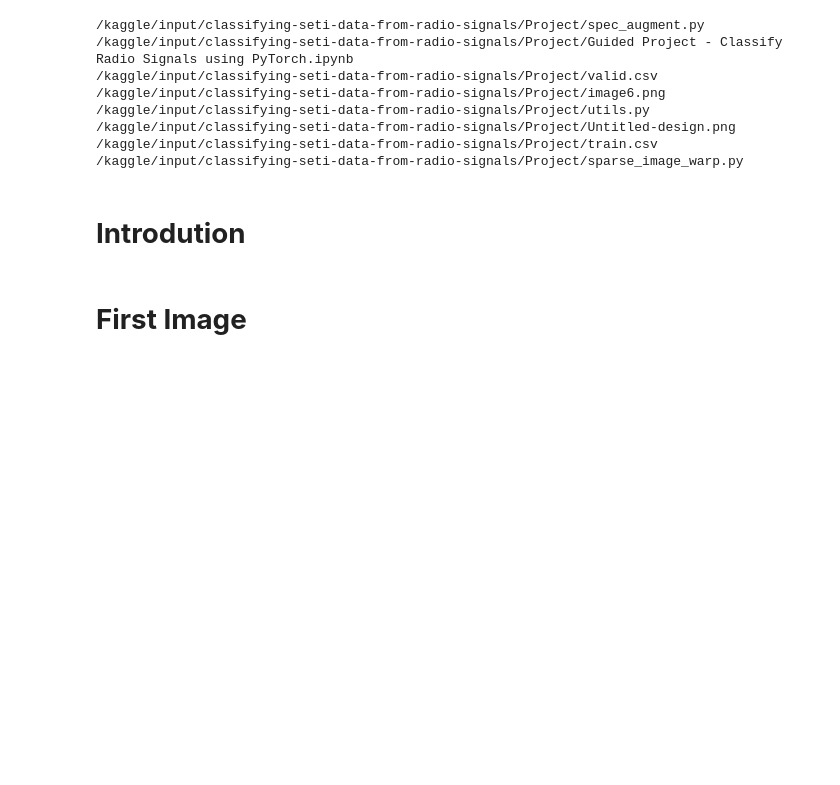
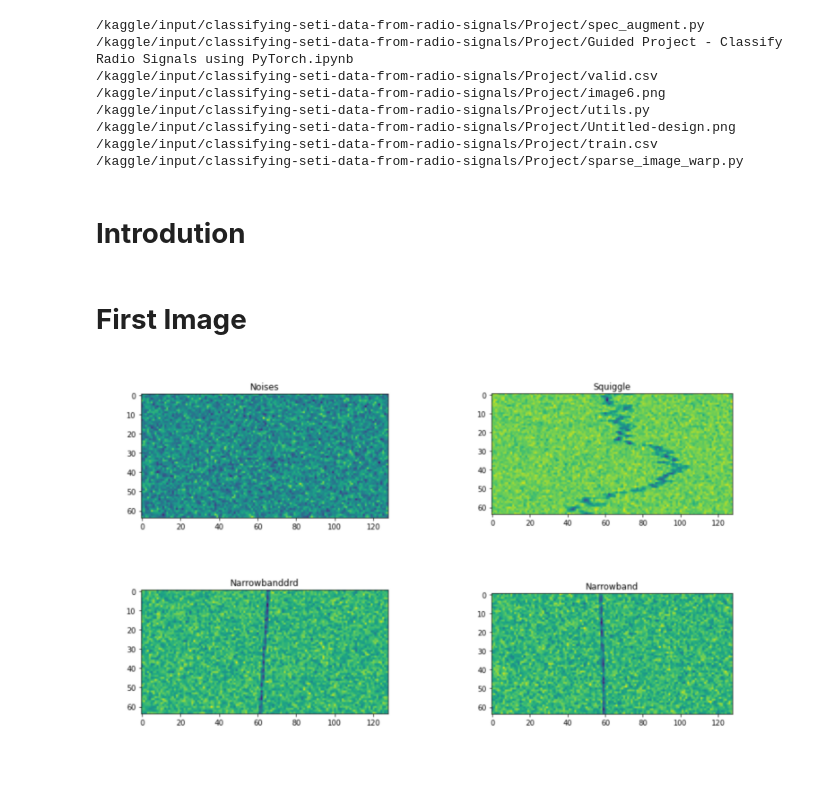
Before and after one commit to HR-Fahim/Classifying-Radio-Signals-Using-Pytorch, a Jupyter notebook: classifying-radio-signals-using-pytorch.ipynb, the cells around one changed output. Drawn from its saved outputs; the diff is of its cells as text; code cells hidden in the pictures; blank space fills up the shorter version.

Commit message:
Kaggle Notebook | Classifying Radio Signals Using Pytorch | Version 13

```diff
--- a/classifying-radio-signals-using-pytorch.ipynb
+++ b/classifying-radio-signals-using-pytorch.ipynb
@@ -45,3 +45,25 @@ from torchvision import transforms as T
 import timm
 # %% [markdown]
 # **First Image**
+# %%
+import matplotlib.pyplot as plt
+import matplotlib.image as mpimg
+
+# The path to the image that has been uploaded
+image_path = "/kaggle/input/classifying-seti-data-from-radio-signals/Project/Untitled-design.png"
+
+# Load and display the image
+img = mpimg.imread(image_path)
+
+# Set the figure size to HD resolution
+
+# Set the size to 10 inches by 10 inches
+plt.figure(figsize=(10, 10))
+
+plt.imshow(img)
+
+# Turn off axes
+plt.axis('off')
+plt.show()
+# %% [output]
+[figure, added]
```
